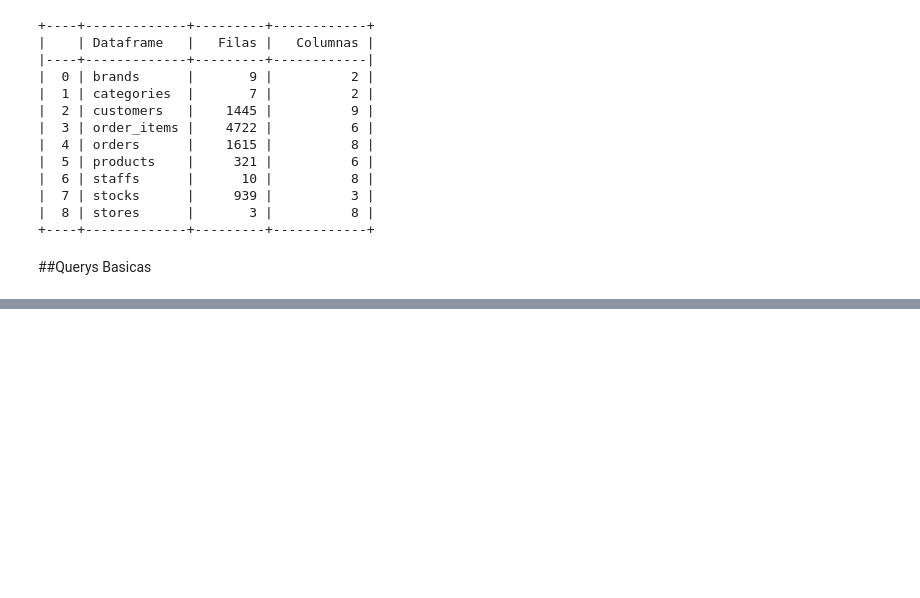
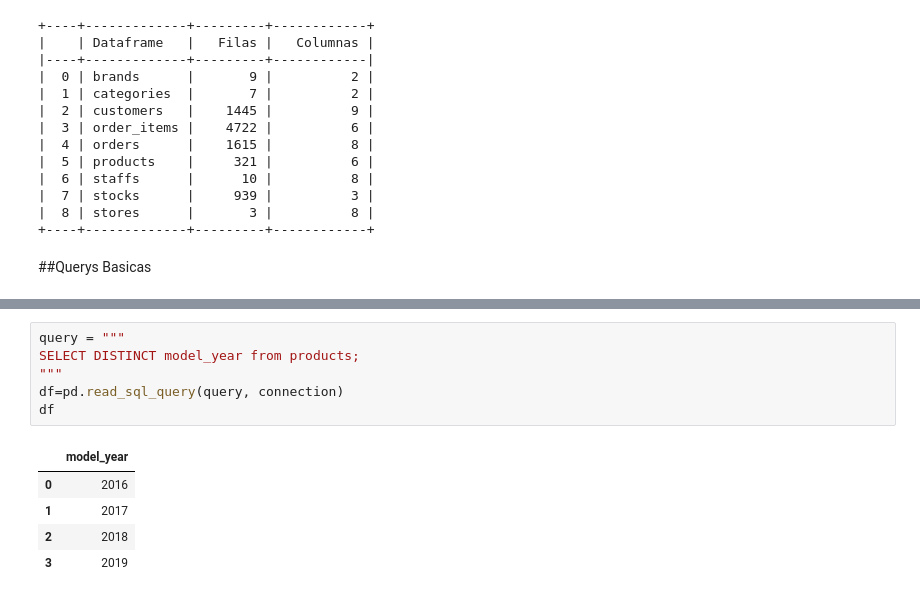
Before and after one commit to AlejandroSenabre/Data-Analysis-with-SQL, a Jupyter notebook: BikeStore_with_SQL.ipynb, the cells around one changed output, grey strips where cells are left out. Drawn from its saved outputs; the diff is of its cells as text; blank space fills up the shorter version.

```diff
--- a/BikeStore_with_SQL.ipynb
+++ b/BikeStore_with_SQL.ipynb
@@ -87,0 +101,12 @@ df
+# %%
+query = """
+SELECT DISTINCT model_year from products;
+"""
+df=pd.read_sql_query(query, connection)
+df
+# %% [output]
+|  | model_year |
+| 0 | 2016 |
+| 1 | 2017 |
+| 2 | 2018 |
+| 3 | 2019 |
```
Also changed, not shown: parts of 5 cells of this notebook.
